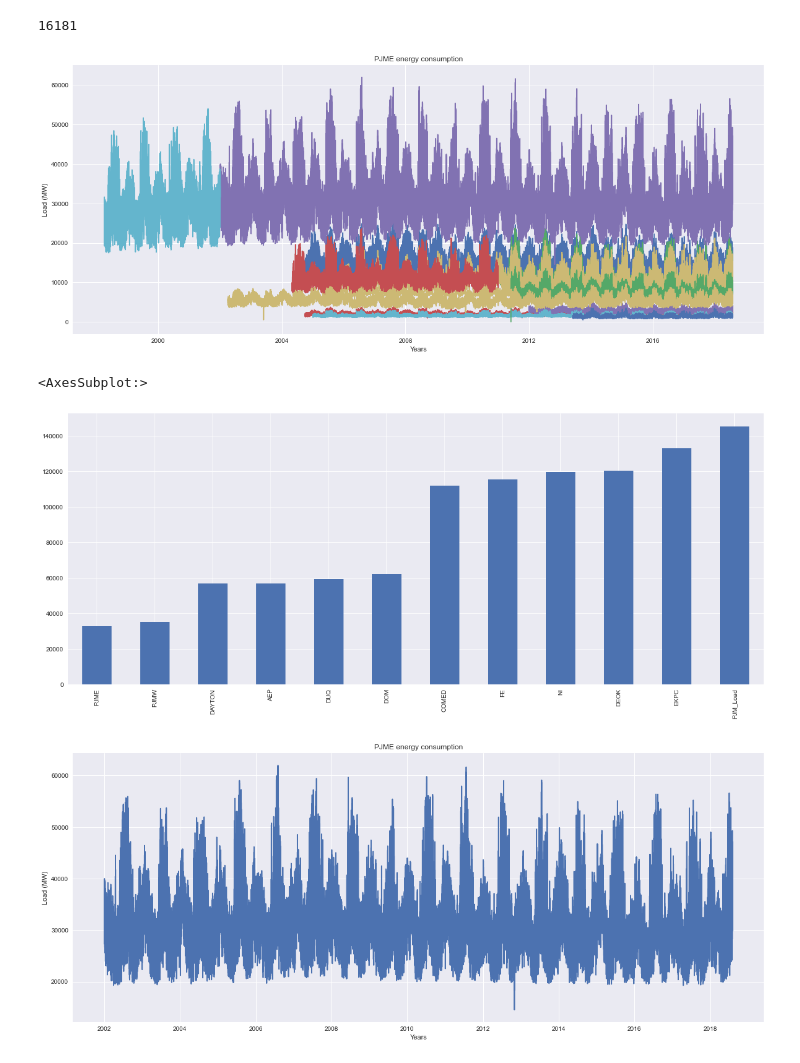
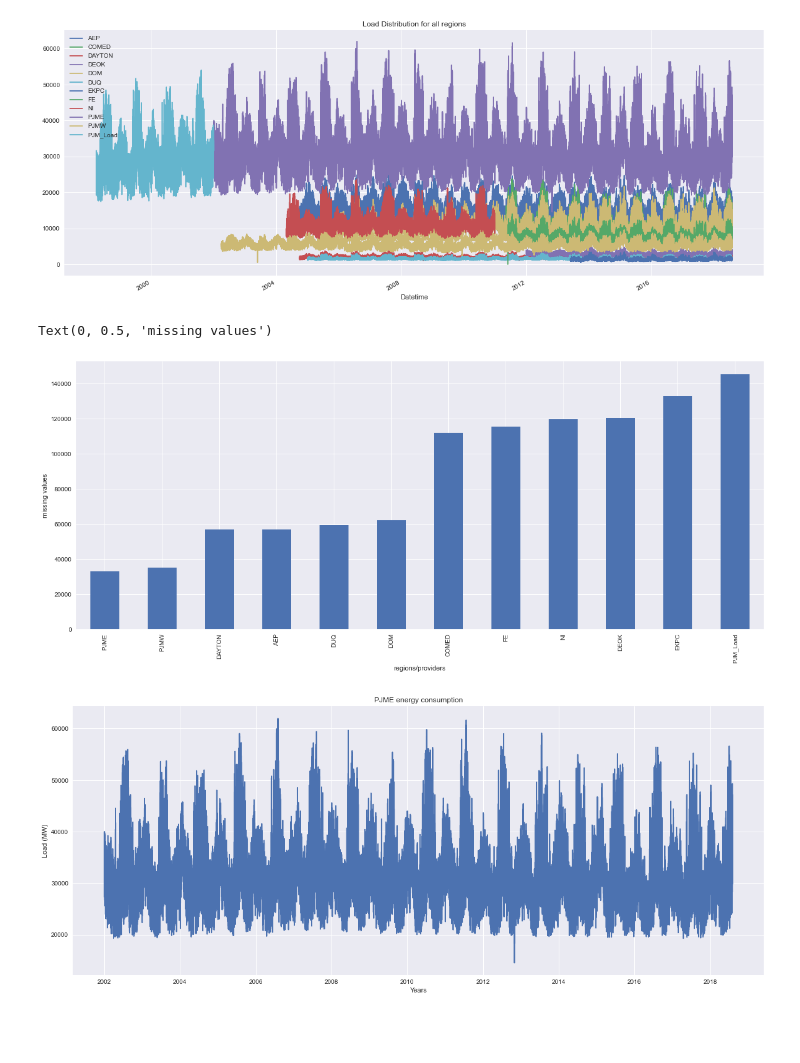
Before and after one commit to raid-teyar/EneregyConsumption, a Jupyter notebook: energy_consumption.ipynb, the cells around one changed output. Saved outputs shown, nothing was run; the diff lists cells and outputs as text; code cells hidden in the pictures; blank space fills up the shorter version.

```diff
--- a/energy_consumption.ipynb
+++ b/energy_consumption.ipynb
@@ -53,35 +43,26 @@ df.describe().T
-# %%
-# check for duplicates
-df.duplicated().sum()
-# %% [output]
-16181
 # %%
-
 # Distribution of Load for all regions
 plt.style.use('seaborn')
-plt.figure(figsize=(20, 8))
-plt.plot(df)
-plt.xlabel('Years')
-plt.ylabel('Load (MW)')
-plt.title('PJME energy consumption')
-plt.show()
+plot = df.plot(figsize=(20, 8), title='Load Distribution for all regions')
 
 # we see that each region has a different energy consumption pattern
 # so its better to make predictions for each region separately
 # we choose the region with the most data "least missing values"
 # %% [output]
-[figure, old version]
+[figure, new version]
 # %%
-# check for missing values
+# checking for missing values
 missing_values_df = df.isnull().sum()
 
-# plot the missing values
+# plotting the missing values
 missing_values_df.sort_values(ascending=True).plot(kind='bar', figsize=(20, 8))
+plt.xlabel("regions/providers")
+plt.ylabel("missing values")
 
 # the one with the least missing values is PJME
 # %% [output]
-<AxesSubplot:>
+Text(0, 0.5, 'missing values')
-[figure, old version]
+[figure, new version]
 # %%
 # removing all columns except PJME
 df = df[['PJME']]
```
Also changed, not shown: parts of 17 cells of this notebook, 1 other file.
